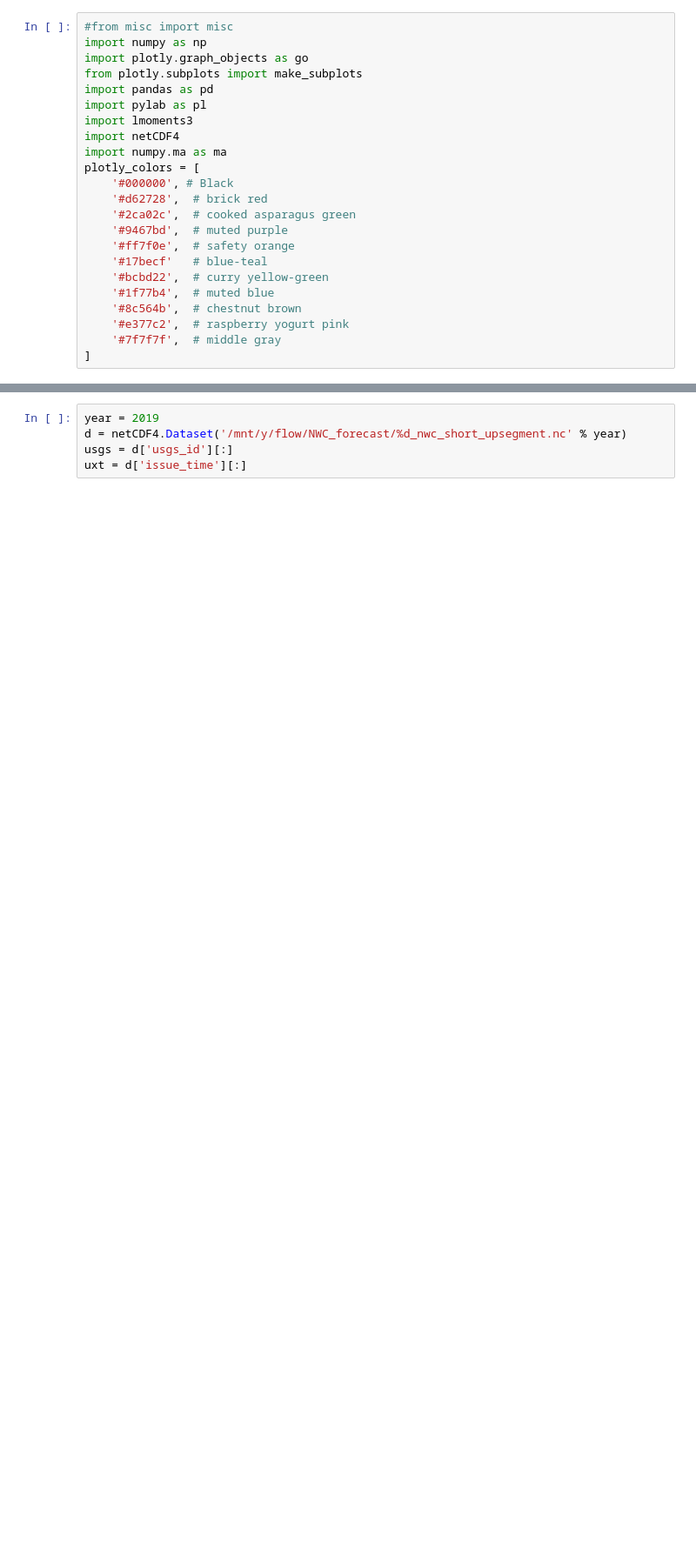
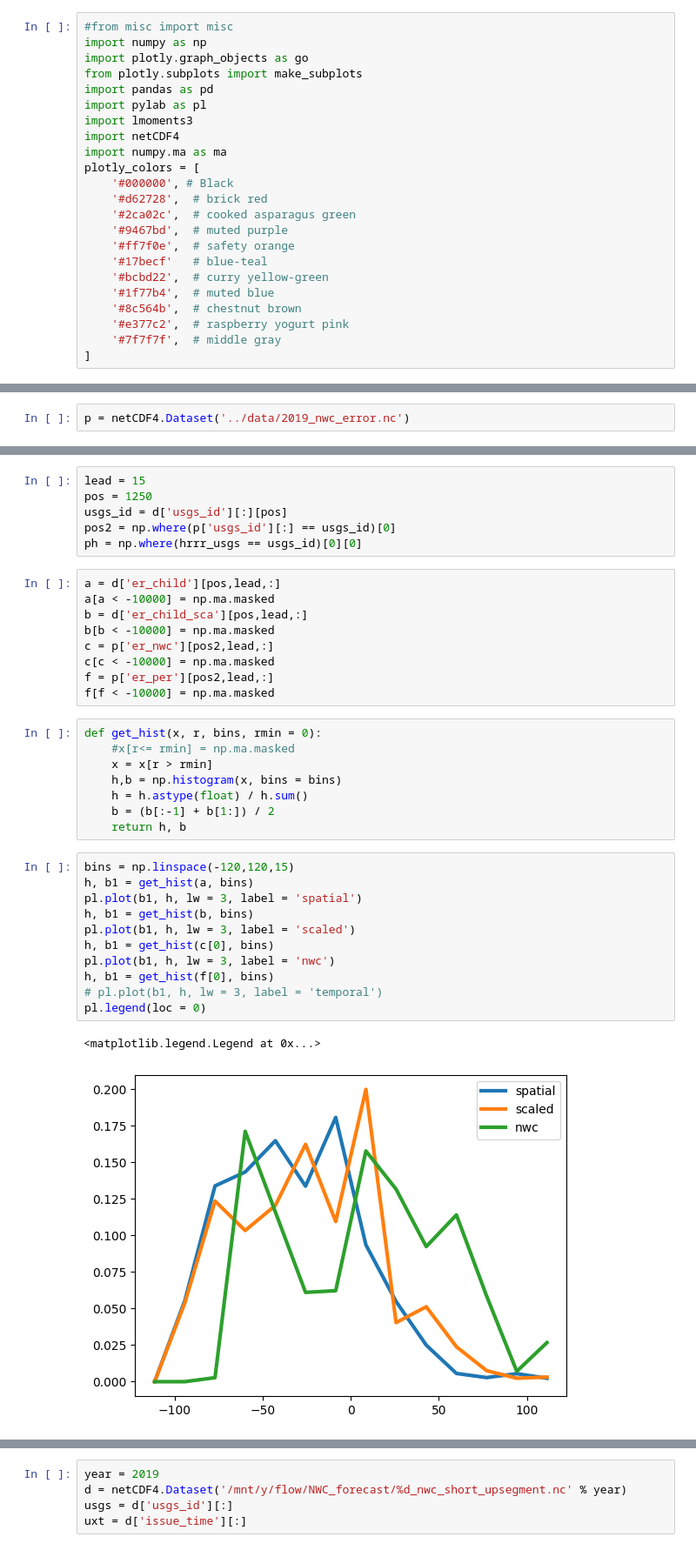
Before and after one commit to nicolas998/nwc_evaluation_platform, a Jupyter notebook: source/playground.ipynb, the cells around one changed output, grey strips where cells are left out. Shown at 87% size. Saved outputs shown, nothing was run; the diff lists cells and outputs as text; blank space fills up the shorter version.

```diff
--- a/source/playground.ipynb
+++ b/source/playground.ipynb
@@ -23,0 +26,2 @@ plotly_colors = [
+# %%
+p = netCDF4.Dataset('../data/2019_nwc_error.nc')
@@ -23,0 +39,37 @@ plotly_colors = [
+# %%
+lead = 15
+pos = 1250
+usgs_id = d['usgs_id'][:][pos]
+pos2 = np.where(p['usgs_id'][:] == usgs_id)[0]
+ph = np.where(hrrr_usgs == usgs_id)[0][0]
+# %%
+a = d['er_child'][pos,lead,:]
+a[a < -10000] = np.ma.masked
+b = d['er_child_sca'][pos,lead,:]
+b[b < -10000] = np.ma.masked
+c = p['er_nwc'][pos2,lead,:]
+c[c < -10000] = np.ma.masked
+f = p['er_per'][pos2,lead,:]
+f[f < -10000] = np.ma.masked
+# %%
+def get_hist(x, r, bins, rmin = 0):
+    #x[r<= rmin] = np.ma.masked
+    x = x[r > rmin]
+    h,b = np.histogram(x, bins = bins)
+    h = h.astype(float) / h.sum()
+    b = (b[:-1] + b[1:]) / 2
+    return h, b
+# %%
+bins = np.linspace(-120,120,15)
+h, b1 = get_hist(a, bins)
+pl.plot(b1, h, lw = 3, label = 'spatial')
+h, b1 = get_hist(b, bins)
+pl.plot(b1, h, lw = 3, label = 'scaled')
+h, b1 = get_hist(c[0], bins)
+pl.plot(b1, h, lw = 3, label = 'nwc')
+h, b1 = get_hist(f[0], bins)
+# pl.plot(b1, h, lw = 3, label = 'temporal')
+pl.legend(loc = 0)
+# %% [output]
+<matplotlib.legend.Legend at 0x...>
+[figure, added]
```
Also changed, not shown: parts of 8 cells of this notebook, 7 other files.
